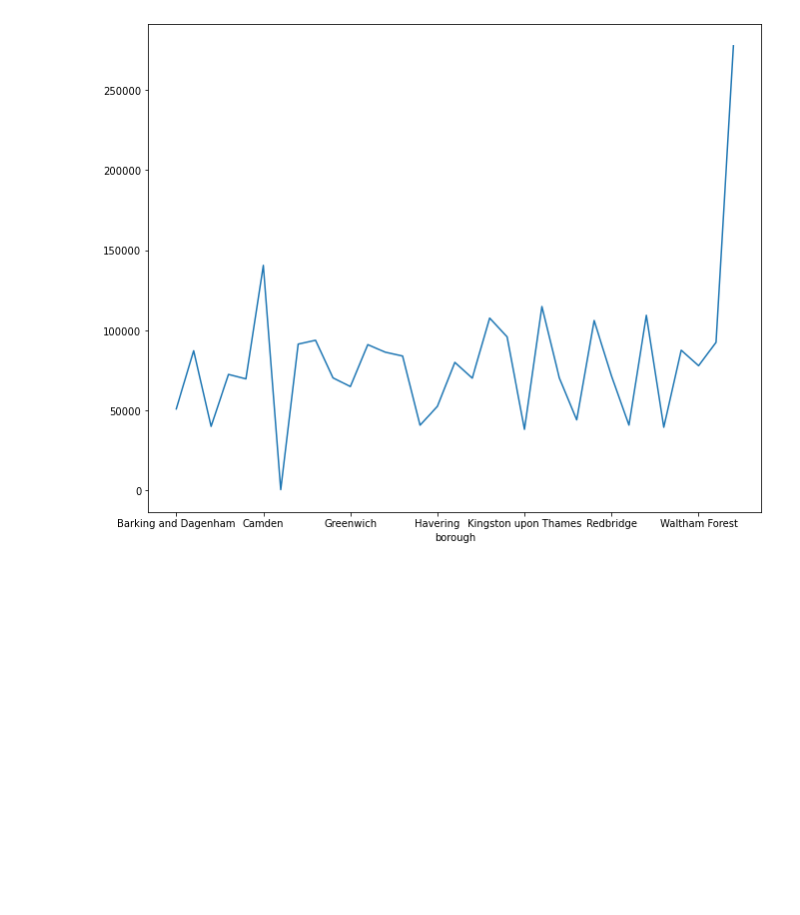
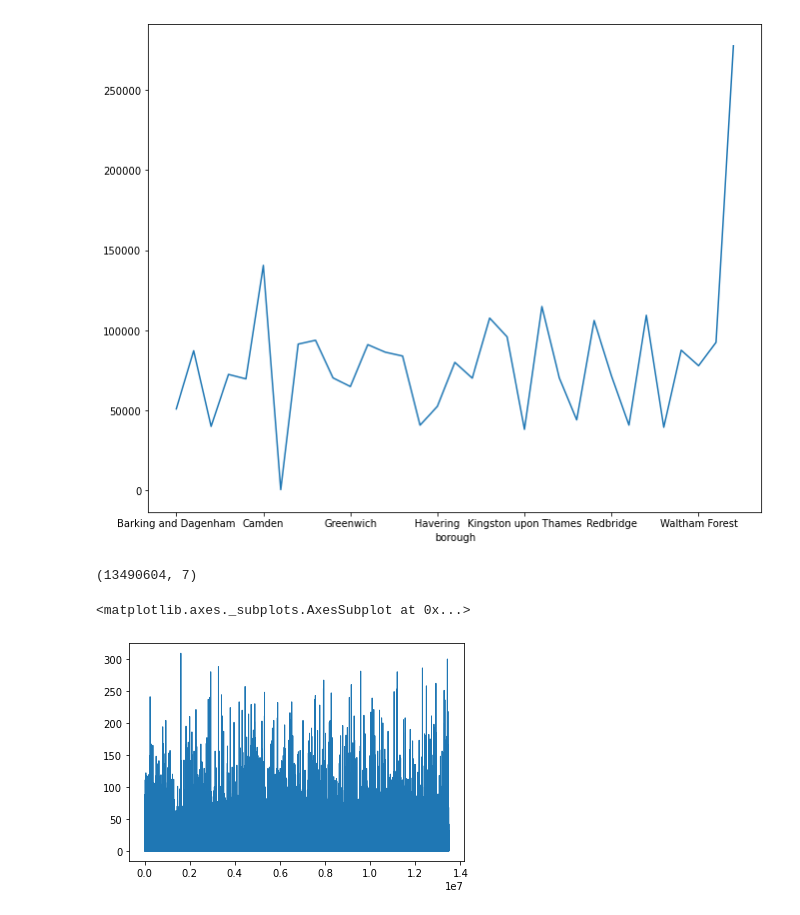
Before and after one commit to rinanamira/AssignmentPYTN041, a Jupyter notebook: PYTN_Assgn_1_041_Rina.ipynb, the cells around one changed output. Drawn from its saved outputs; the diff is of its cells as text; code cells hidden in the pictures; blank space fills up the shorter version.

```diff
--- a/PYTN_Assgn_1_041_Rina.ipynb
+++ b/PYTN_Assgn_1_041_Rina.ipynb
@@ -285,0 +296,9 @@ london[london['major_category'] == 'Theft and Handling'].groupby ('borough')['va
+# %%
+df_london.shape
+# %% [output]
+(13490604, 7)
+# %%
+df_london ['value'].plot(linewidth=1)
+# %% [output]
+<matplotlib.axes._subplots.AxesSubplot at 0x...>
+[figure, added]
```
Also changed, not shown: parts of 17 cells of this notebook.
